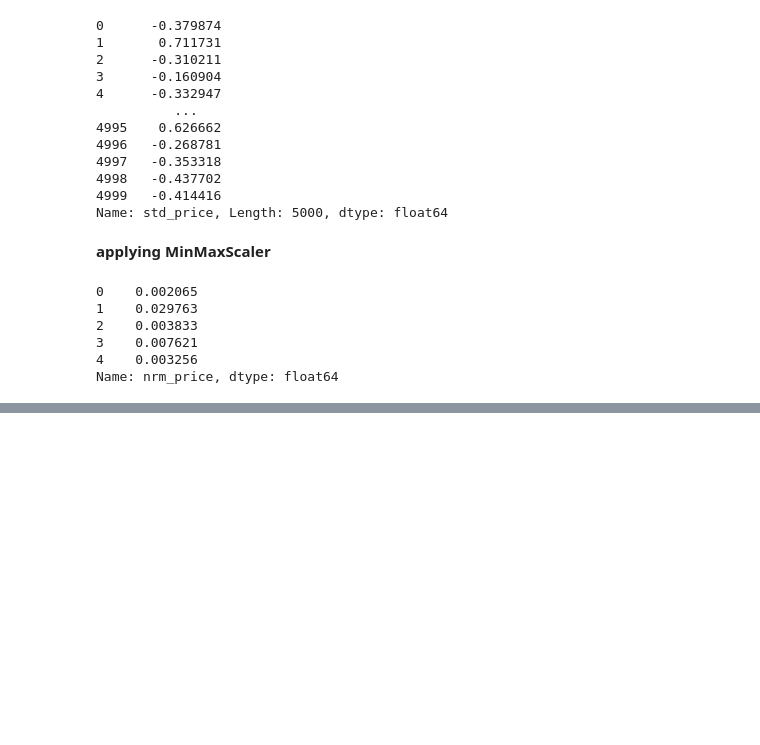
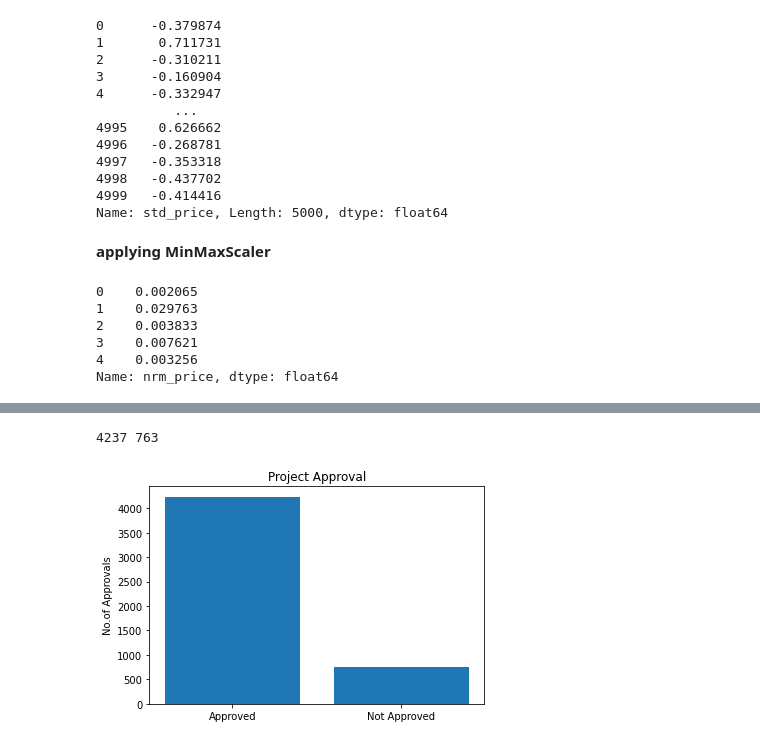
Before and after one commit to srinivas2234/DonorsChooseDataset, a Jupyter notebook: DonorsChoose_Srinivas.ipynb, the cells around one changed output, grey strips where cells are left out. Cells and saved outputs as stored; diff of their text form; code cells hidden in the pictures; blank space fills up the shorter version.

```diff
--- a/DonorsChoose_Srinivas.ipynb
+++ b/DonorsChoose_Srinivas.ipynb
@@ -566,0 +547,10 @@ array([[ 0,  1,  2,  3,  4,  5,  6,  7,  8,  9, 10, 11, 12, 13, 14, 15,
+# %%
+Approval=project_data['project_is_approved'].value_counts()
+print(Approval[1],Approval[0])
+print(project_data['project_is_approved'].isna().any() )
+print(project_data['project_is_approved'].isna().sum())
+print(project_data['project_is_approved'].isna().count())
+
+print(project_data['project_is_approved'].isnull().any() )
+print(project_data['project_is_approved'].isnull().sum())
+print(project_data['project_is_approved'].isnull().count())
@@ -566,0 +565,16 @@ array([[ 0,  1,  2,  3,  4,  5,  6,  7,  8,  9, 10, 11, 12, 13, 14, 15,
+# %%
+Approved = Approval[1]
+Not_Approved = Approval[0]
+x = np.array(["Approved", "Not Approved"])
+y = np.array([Approved,Not_Approved])
+print(Approved,Not_Approved)
+# creating the bar plot
+plt.bar(x,y)
+
+
+plt.ylabel("No.of Approvals")
+plt.title("Project Approval")
+plt.show()
+# %% [output]
+4237 763
+[figure, added]
```
Also changed, not shown: parts of 13 cells of this notebook.
